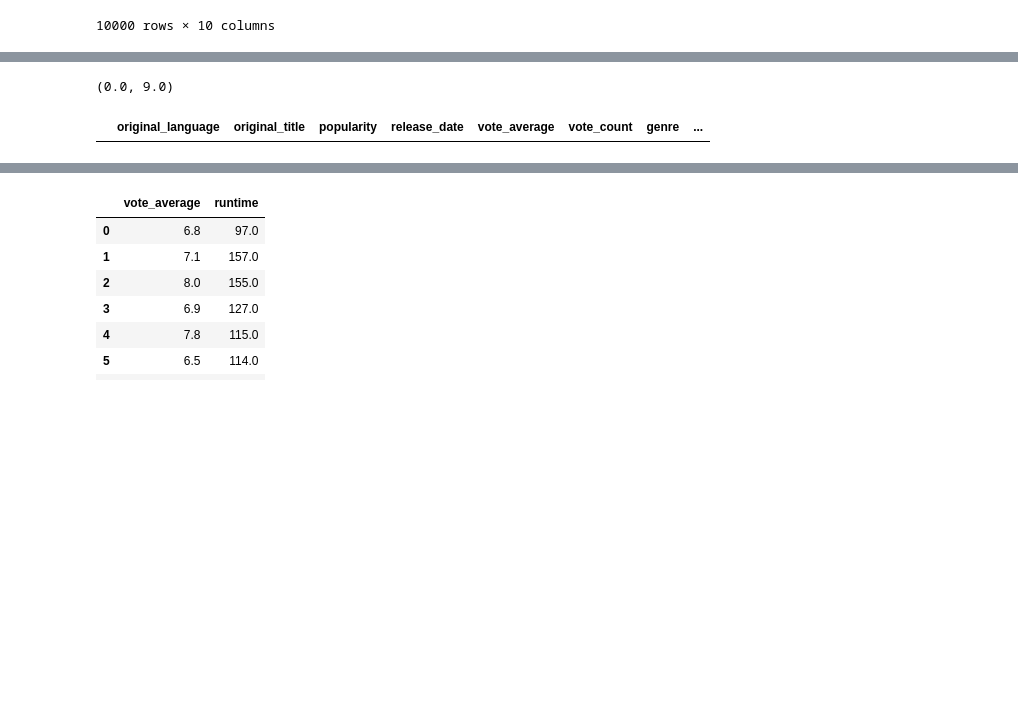
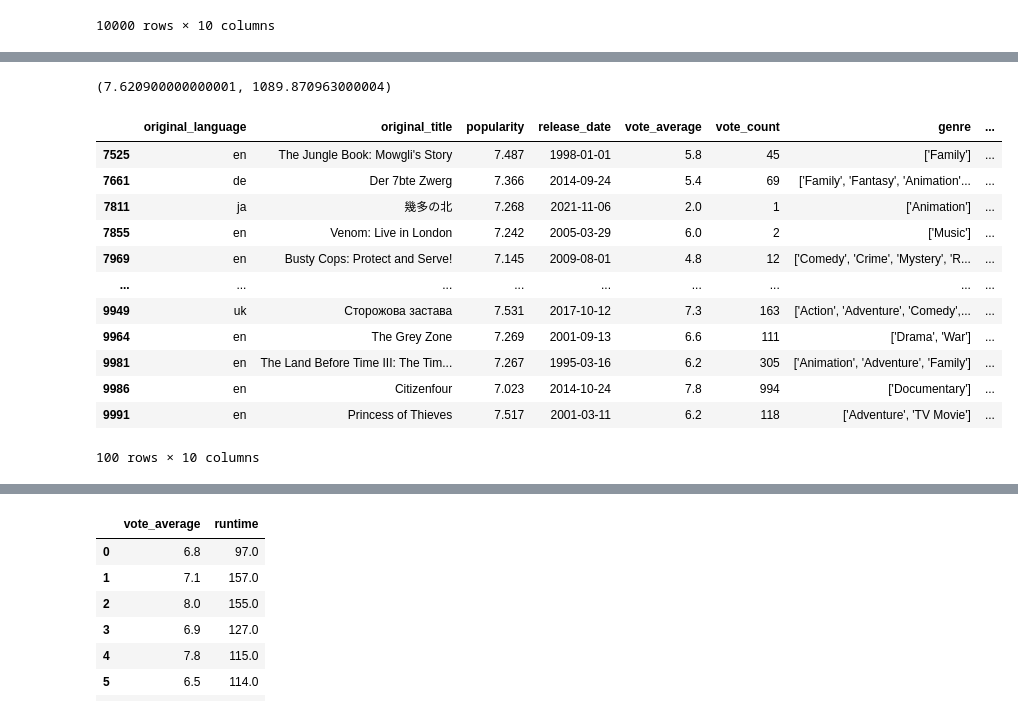
Before and after one commit to Raghav-Mundhara/Sem6_Labs, a Jupyter notebook: AIDS/Expt1/Expt1.ipynb, the cells around one changed output, grey strips where cells are left out. Cells and saved outputs as stored; diff of their text form; code cells hidden in the pictures; blank space fills up the shorter version.

```diff
--- a/AIDS/Expt1/Expt1.ipynb
+++ b/AIDS/Expt1/Expt1.ipynb
@@ -132,5 +128,5 @@ new_df
 # %%
-new_df=new_df.fillna(100)
+new_df=new_df.fillna(new_df.mean())
 new_df
 # %% [output]
 |  | original_language | original_title | popularity | release_date | vote_average | vote_count | genre | ... |
@@ -186,11 +198,23 @@ new_df
 # %%
-min_threshold,max_threshold=new_df.vote_average.quantile([0.001,0.999])
+min_threshold,max_threshold=new_df.popularity.quantile([0.01,0.999])
 # %%
 min_threshold,max_threshold
 # %% [output]
-(0.0, 9.0)
+(7.620900000000001, 1089.870963000004)
 # %%
-new_df[new_df.vote_average<min_threshold]
+new_df[new_df.popularity<min_threshold]
 # %% [output]
 |  | original_language | original_title | popularity | release_date | vote_average | vote_count | genre | ... |
+| 7525 | en | The Jungle Book: Mowgli's Story | 7.487 | 1998-01-01 | 5.8 | 45 | ['Family'] | ... |
+| 7661 | de | Der 7bte Zwerg | 7.366 | 2014-09-24 | 5.4 | 69 | ['Family', 'Fantasy', 'Animation'... | ... |
+| 7811 | ja | 幾多の北 | 7.268 | 2021-11-06 | 2.0 | 1 | ['Animation'] | ... |
+| 7855 | en | Venom: Live in London | 7.242 | 2005-03-29 | 6.0 | 2 | ['Music'] | ... |
+| 7969 | en | Busty Cops: Protect and Serve! | 7.145 | 2009-08-01 | 4.8 | 12 | ['Comedy', 'Crime', 'Mystery', 'R... | ... |
+| ... | ... | ... | ... | ... | ... | ... | ... | ... |
+| 9949 | uk | Сторожова застава | 7.531 | 2017-10-12 | 7.3 | 163 | ['Action', 'Adventure', 'Comedy',... | ... |
+| 9964 | en | The Grey Zone | 7.269 | 2001-09-13 | 6.6 | 111 | ['Drama', 'War'] | ... |
+| 9981 | en | The Land Before Time III: The Tim... | 7.267 | 1995-03-16 | 6.2 | 305 | ['Animation', 'Adventure', 'Family'] | ... |
+| 9986 | en | Citizenfour | 7.023 | 2014-10-24 | 7.8 | 994 | ['Documentary'] | ... |
+| 9991 | en | Princess of Thieves | 7.517 | 2001-03-11 | 6.2 | 118 | ['Adventure', 'TV Movie'] | ... |
+100 rows × 10 columns
 # %%
```
Also changed, not shown: parts of 5 cells of this notebook.
